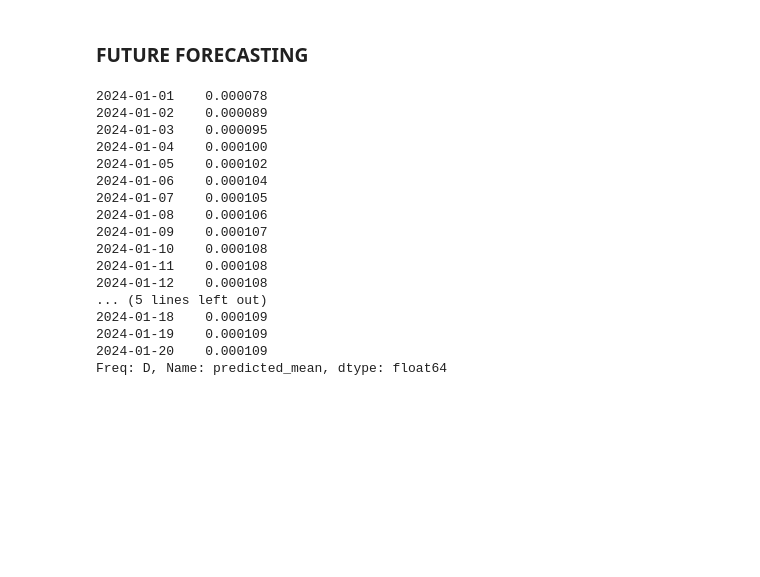
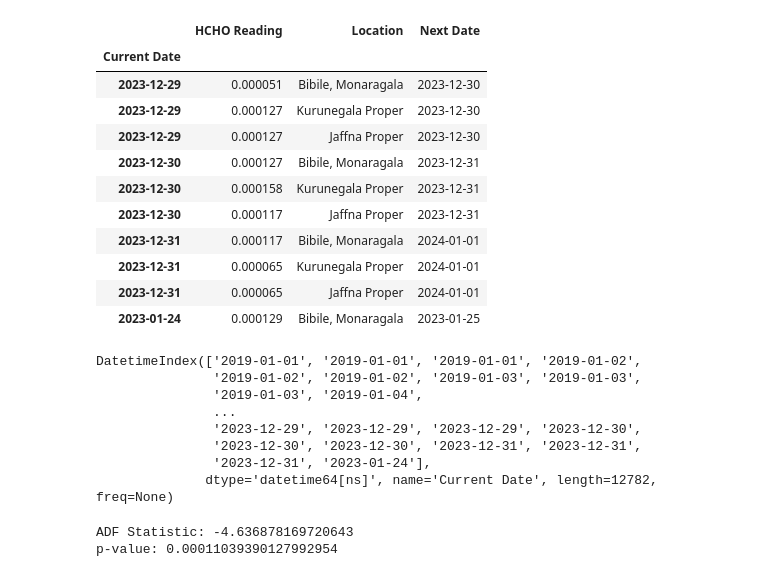
Before and after one commit to VinukaSilva/HCHO-Prediction, a Jupyter notebook: Future Forecasting.ipynb, the cells around one changed output. Drawn from its saved outputs; the diff is of its cells as text; code cells hidden in the pictures; blank space fills up the shorter version.

```diff
--- a/Future Forecasting.ipynb
+++ b/Future Forecasting.ipynb
@@ -391,29 +65,34 @@ plt.show()
-# %% [markdown]
-### FUTURE FORECASTING
-# %%
-future_data = hcho_data['HCHO Reading']
-
-model = ARIMA(future_data, order=(1, 0, 5))
-fit_model = model.fit()
-
-forecast_steps = 20
-forecast = fit_model.forecast(steps=forecast_steps)
-print(forecast)
-# %% [output]
-2024-01-01    0.000078
-2024-01-02    0.000089
-2024-01-03    0.000095
-2024-01-04    0.000100
-2024-01-05    0.000102
-2024-01-06    0.000104
-2024-01-07    0.000105
-2024-01-08    0.000106
-2024-01-09    0.000107
-2024-01-10    0.000108
-2024-01-11    0.000108
-2024-01-12    0.000108
-... (5 lines left out)
-2024-01-18    0.000109
-2024-01-19    0.000109
-2024-01-20    0.000109
-Freq: D, Name: predicted_mean, dtype: float64
+# %%
+hcho_data.tail(10)
+# %% [output]
+|  | HCHO Reading | Location | Next Date |
+| Current Date |  |  |  |
+| 2023-12-29 | 0.000051 | Bibile, Monaragala | 2023-12-30 |
+| 2023-12-29 | 0.000127 | Kurunegala Proper | 2023-12-30 |
+| 2023-12-29 | 0.000127 | Jaffna Proper | 2023-12-30 |
+| 2023-12-30 | 0.000127 | Bibile, Monaragala | 2023-12-31 |
+| 2023-12-30 | 0.000158 | Kurunegala Proper | 2023-12-31 |
+| 2023-12-30 | 0.000117 | Jaffna Proper | 2023-12-31 |
+| 2023-12-31 | 0.000117 | Bibile, Monaragala | 2024-01-01 |
+| 2023-12-31 | 0.000065 | Kurunegala Proper | 2024-01-01 |
+| 2023-12-31 | 0.000065 | Jaffna Proper | 2024-01-01 |
+| 2023-01-24 | 0.000129 | Bibile, Monaragala | 2023-01-25 |
+# %%
+hcho_data_info
+# %% [output]
+DatetimeIndex(['2019-01-01', '2019-01-01', '2019-01-01', '2019-01-02',
+               '2019-01-02', '2019-01-02', '2019-01-03', '2019-01-03',
+               '2019-01-03', '2019-01-04',
+               ...
+               '2023-12-29', '2023-12-29', '2023-12-29', '2023-12-30',
+               '2023-12-30', '2023-12-30', '2023-12-31', '2023-12-31',
+               '2023-12-31', '2023-01-24'],
+              dtype='datetime64[ns]', name='Current Date', length=12782, freq=None)
+# %%
+# Running ADF test on the 'HCHO Reading' of one of the locations
+result = adfuller(hcho_data[hcho_data['Location'] == 'Colombo Proper']['HCHO Reading'])
+print(f'ADF Statistic: {result[0]}')
+print(f'p-value: {result[1]}')
+# %% [output]
+ADF Statistic: -4.636878169720643
+p-value: 0.00011039390127992954
```
Also changed, not shown: parts of 25 cells of this notebook, 2 other files.
